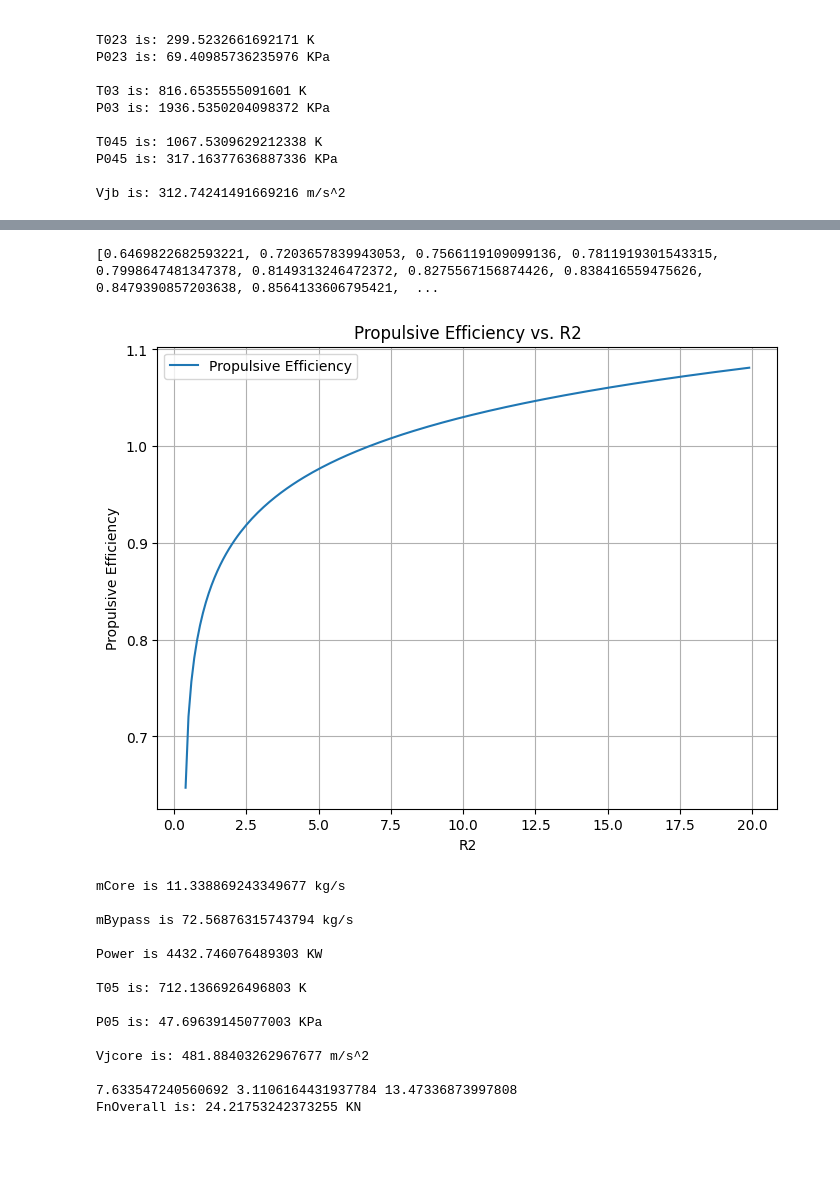
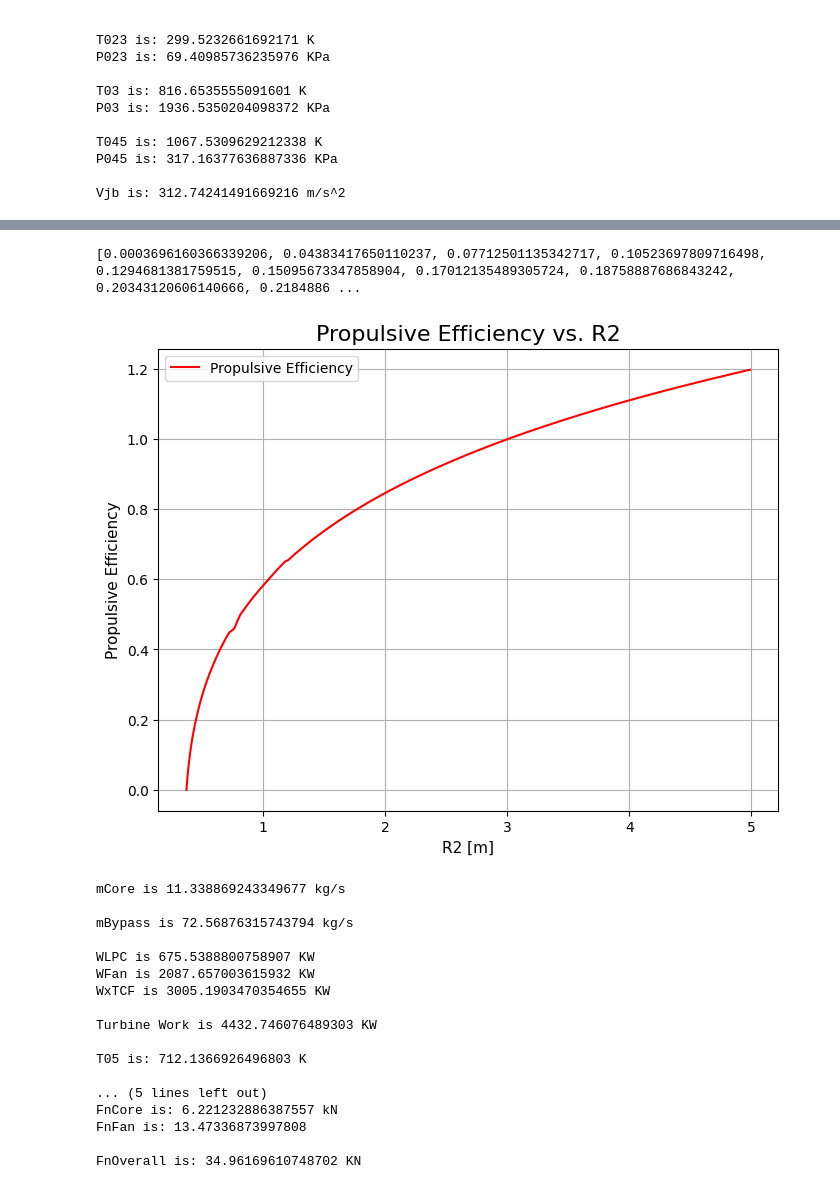
Before and after one commit to Bh00fie/CW1---Aircraft-Propulsion, a Jupyter notebook: CW1_jupiter.ipynb, the cells around one changed output, grey strips where cells are left out. Saved outputs shown, nothing was run; the diff lists cells and outputs as text; code cells hidden in the pictures; blank space fills up the shorter version.

```diff
--- a/CW1_jupiter.ipynb
+++ b/CW1_jupiter.ipynb
@@ -209,27 +206,43 @@ Propulsive efficiency is: 0.8275567156874424
 # %%
 #4.3 - Creating a graph
 # Define a range of values for "r"
-r_values = np.arange(0.4, 20, 0.1)
+r_values = np.arange(0.37, 5, 0.01)
 
 # Calculate propulsive efficiency for each "r" value
 prop_efficiency_values = []
 for R2 in r_values:
     VBLI = vinf * (h**(-1/7))*(((7/16)*((R2-R1)**(16/7)))+(7/9)*R1*((R2-R1)**(9/7)))/(((7/15)*((R2-R1)**(15/7)))+(7/8)*R1*((R2-R1)**(8/7)))
+
+    ndMach = VBLI/(np.sqrt(cpAir*T02BLI))
+
+    MBLI = np.interp(ndMach, ndInter, Minter)
+    TBLI = ((VBLI**2)/((MBLI**2)*gammaAir*Rair))
+
+    T02TCF = TBLI*(1+0.5*(gammaAir-1)*MBLI**2)
+    # T02TCF = T02
+    P02BLI = PBLI*((1+0.5*(gammaAir-1)*(MBLI**2))**(gammaAir/(gammaAir-1)))
+    P02TCF = P02BLI
+
+    T013TCF = T02TCF + (T02TCF/TailConen)*((TailConePr)**((gammaAir-1)/gammaAir)-1)
+    P013TCF = P02TCF * TailConePr
+
     VjTCF = np.sqrt(2*cpAir*T013TCF*(1-((Patm/P013TCF)**((gammaAir-1)/gammaAir))))
-    nProp = (2 * VBLI) / (VjTCF + VBLI)
+    nProp = (vinf*(VjTCF-vinf))/(0.5*((VjTCF**2)-(VBLI**2)))
+    # nProp = (2 * VBLI) / (VjTCF + VBLI)
     prop_efficiency_values.append(nProp)
 
 print(prop_efficiency_values)
+
 # Create the graph
 plt.figure(figsize=(8, 6))
-plt.plot(r_values, prop_efficiency_values,label="Propulsive Efficiency")
-plt.xlabel("R2")
-plt.ylabel("Propulsive Efficiency")
-plt.title("Propulsive Efficiency vs. R2")
+plt.plot(r_values, prop_efficiency_values,color='red', label="Propulsive Efficiency")
+plt.xlabel("R2 [m]", fontsize = 11)
+plt.ylabel("Propulsive Efficiency", fontsize = 11)
+plt.title("Propulsive Efficiency vs. R2", fontsize = 16)
 plt.grid(True)
 plt.legend()
 plt.show()
 # %% [output]
-[0.6469822682593221, 0.7203657839943053, 0.7566119109099136, 0.7811919301543315, 0.7998647481347378, 0.8149313246472372, 0.8275567156874426, 0.838416559475626, 0.8479390857203638, 0.8564133606795421,  ...
+[0.0003696160366339206, 0.04383417650110237, 0.07712501135342717, 0.10523697809716498, 0.1294681381759515, 0.15095673347858904, 0.17012135489305724, 0.18758887686843242, 0.20343120606140666, 0.2184886 ...
-[figure, old version]
+[figure, new version]
 # %%
@@ -249,7 +262,7 @@ plt.show()
 # %%
 # 4.5
 # Core mass flow in one fanGen
-# nfg = 1
+nfg = 2
 mCore = (mTCF/((BypassRatio-FanGenBypass)*nfg))
 print(f'mCore is {mCore} kg/s \n')
 
@@ -258,13 +271,11 @@ mBypass = mCore*FanGenBypass
 print(f'mBypass is {mBypass} kg/s \n')
 
 # LPT power in one fanGen (kW)
-# WxLPT = mBypass*cpAir*(T045-T05)
-# WLPC = (mCore*cpAir*(T023-T02))
-# WFan = (FanGenBypass*mCore*cpAir*(T013-T02))
-# print(WLPC*1e-3, WFan*1e-3, (WxTCF/(2*0.9))*1e-3)
-WxLPT = (mCore*cpAir*(T023-T02)) + (FanGenBypass*mCore*cpAir*(T013-T02)) + ((WxTCF/nfg)/0.9)
-print(f'Power is {WxLPT*1e-3} KW \n')
-#(Inlet - Outlet in the Low Pressure Turbine)
+WLPC = (mCore*cpAir*(T023-T02))
+WFan = (FanGenBypass*mCore*cpAir*(T013-T02))
+WxLPT = (mCore*cpAir*(T023-T02)) + (FanGenBypass*mCore*cpAir*(T013-T02)) + ((WxTCF/2)/0.9)
+print(f'WLPC is {WLPC*1e-3} KW\nWFan is {WFan*1e-3} KW\nWxTCF is {WxTCF*1e-3} KW \n')
+print(f'Turbine Work is {WxLPT*1e-3} KW \n')
 
 # LPT outlet -> T05, P05
 T05 = T045 - WxLPT/((mCore*cpComb))
@@ -279,23 +290,26 @@ Vjcore = np.sqrt(2*cpComb*T05*(1-(P9/P05)**((gammaComb-1)/gammaComb)))
 print(f'Vjcore is: {Vjcore} m/s^2 \n')
 
 # Overall net trust
-FnBypass = ((mBypass * (Vjb - vinf))*1e-3)
-FnCore = ((mCore * (Vjcore - vinf))*1e-3)
-FnOverall = FnBypass + FnCore + FnFan
-print(FnBypass, FnCore, FnFan)
+FnBypass = 2*((mBypass * (Vjb - vinf))*1e-3)
+FnCore = 2*((mCore * (Vjcore - vinf))*1e-3)
+FnOverall = 1*FnBypass + 1*FnCore + FnFan
+print(f'FnByass is: {FnBypass} kN \nFnCore is: {FnCore} kN \nFnFan is: {FnFan}\n')
 print(f'FnOverall is: {FnOverall} KN \n')
 # %% [output]
 mCore is 11.338869243349677 kg/s
 
 mBypass is 72.56876315743794 kg/s
 
-Power is 4432.746076489303 KW
+WLPC is 675.5388800758907 KW
+WFan is 2087.657003615932 KW
+WxTCF is 3005.1903470354655 KW
+
+Turbine Work is 4432.746076489303 KW
 
 T05 is: 712.1366926496803 K
 
-P05 is: 47.69639145077003 KPa
+... (5 lines left out)
+FnCore is: 6.221232886387557 kN
+FnFan is: 13.47336873997808
 
-Vjcore is: 481.88403262967677 m/s^2
-
-7.633547240560692 3.1106164431937784 13.47336873997808
-FnOverall is: 24.21753242373255 KN
+FnOverall is: 34.96169610748702 KN
```
Also changed, not shown: parts of 2 cells of this notebook, 2 other files.
